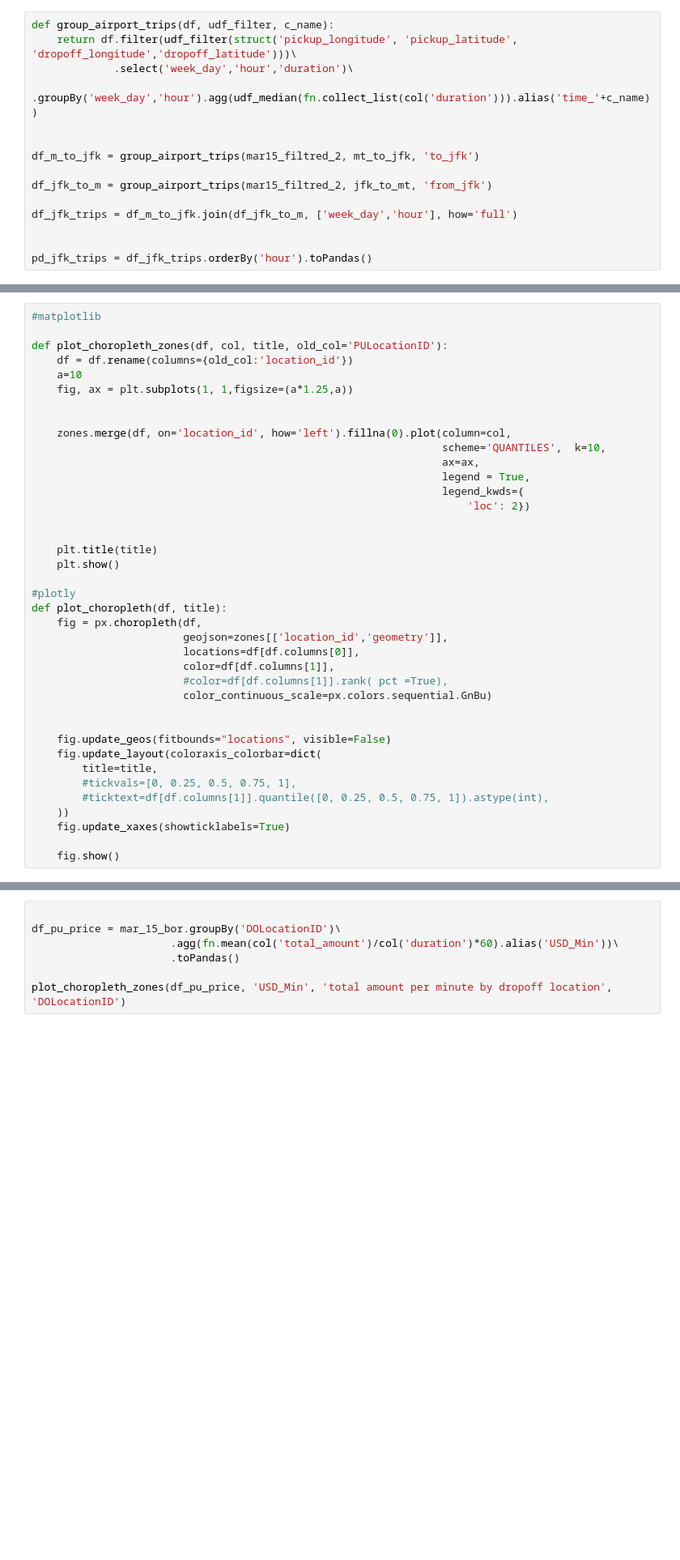
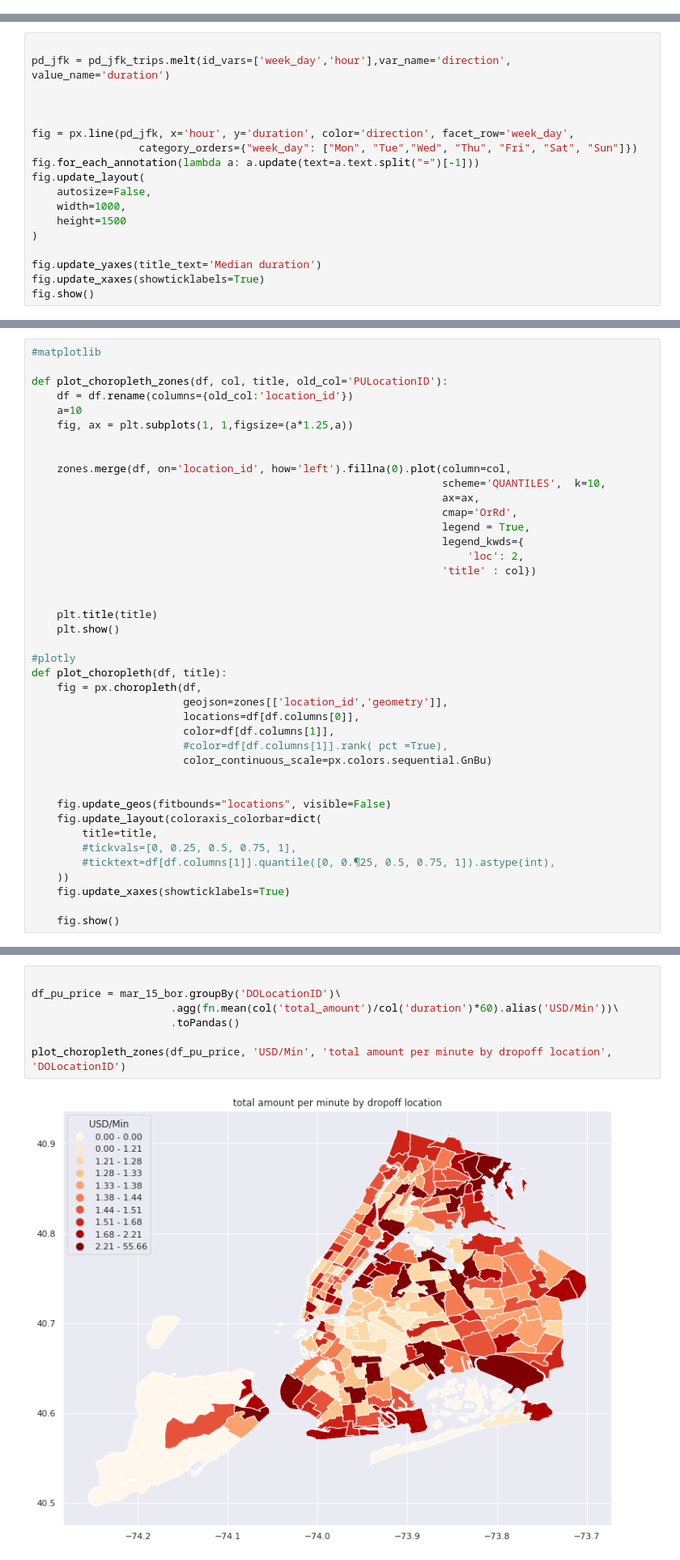
Before and after one commit to idardo97/big_data, a Jupyter notebook: homework03.ipynb, the cells around one changed output, grey strips where cells are left out. Shown at 81% size. Cells and saved outputs as stored; diff of their text form; blank space fills up the shorter version.

```diff
--- a/homework03.ipynb
+++ b/homework03.ipynb
@@ -654,18 +858,3 @@ df_jfk_trips = df_m_to_jfk.join(df_jfk_to_m, ['week_day','hour'], how='full')
 
 
 pd_jfk_trips = df_jfk_trips.orderBy('hour').toPandas()
-# %%
-def group_airport_trips(df, udf_filter, c_name):
-    return df.filter(udf_filter(struct('pickup_longitude', 'pickup_latitude', 'dropoff_longitude','dropoff_latitude')))\
-             .select('week_day','hour','duration')\
-             .groupBy('week_day','hour').agg(udf_median(fn.collect_list(col('duration'))).alias('time_'+c_name))
-
-
-df_m_to_jfk = group_airport_trips(mar15_filtred_2, mt_to_jfk, 'to_jfk')
-
-df_jfk_to_m = group_airport_trips(mar15_filtred_2, jfk_to_mt, 'from_jfk')
-
-df_jfk_trips = df_m_to_jfk.join(df_jfk_to_m, ['week_day','hour'], how='full')
-
-
-pd_jfk_trips = df_jfk_trips.orderBy('hour').toPandas()
@@ -681,0 +861,18 @@ We let you look and find relevant tools to do this.
+# %%
+
+pd_jfk = pd_jfk_trips.melt(id_vars=['week_day','hour'],var_name='direction', value_name='duration')
+
+
+
+fig = px.line(pd_jfk, x='hour', y='duration', color='direction', facet_row='week_day',
+                 category_orders={"week_day": ["Mon", "Tue","Wed", "Thu", "Fri", "Sat", "Sun"]})
+fig.for_each_annotation(lambda a: a.update(text=a.text.split("=")[-1]))
+fig.update_layout(
+    autosize=False,
+    width=1000,
+    height=1500
+)
+
+fig.update_yaxes(title_text='Median duration')
+fig.update_xaxes(showticklabels=True)
+fig.show()
@@ -752,9 +972,11 @@ def plot_choropleth_zones(df, col, title, old_col='PULocationID'):
     zones.merge(df, on='location_id', how='left').fillna(0).plot(column=col,
                                                                  scheme='QUANTILES',  k=10,
                                                                  ax=ax,
+                                                                 cmap='OrRd',
                                                                  legend = True,
                                                                  legend_kwds={
-                                                                     'loc': 2})
+                                                                     'loc': 2,
+                                                                 'title' : col})
 
 
     plt.title(title)
@@ -774,7 +996,7 @@ def plot_choropleth(df, title):
     fig.update_layout(coloraxis_colorbar=dict(
         title=title,
         #tickvals=[0, 0.25, 0.5, 0.75, 1],
-        #ticktext=df[df.columns[1]].quantile([0, 0.25, 0.5, 0.75, 1]).astype(int),
+        #ticktext=df[df.columns[1]].quantile([0, 0.¶25, 0.5, 0.75, 1]).astype(int),
     ))
     fig.update_xaxes(showticklabels=True)
 
@@ -841,9 +1081,11 @@ plot_choropleth_zones(df_pu_paym_18, 'card/cash', 'Cash to card payments ration
 # %%
 
 df_pu_price = mar_15_bor.groupBy('DOLocationID')\
-                      .agg(fn.mean(col('total_amount')/col('duration')*60).alias('USD_Min'))\
+                      .agg(fn.mean(col('total_amount')/col('duration')*60).alias('USD/Min'))\
                       .toPandas()
 
-plot_choropleth_zones(df_pu_price, 'USD_Min', 'total amount per minute by dropoff location', 'DOLocationID')
+plot_choropleth_zones(df_pu_price, 'USD/Min', 'total amount per minute by dropoff location', 'DOLocationID')
+# %% [output]
+[figure, added]
 # %%
 df_pu_price_18 = mar18_zones.groupBy('DOLocationID')\
```
Also changed, not shown: parts of 47 cells of this notebook.
